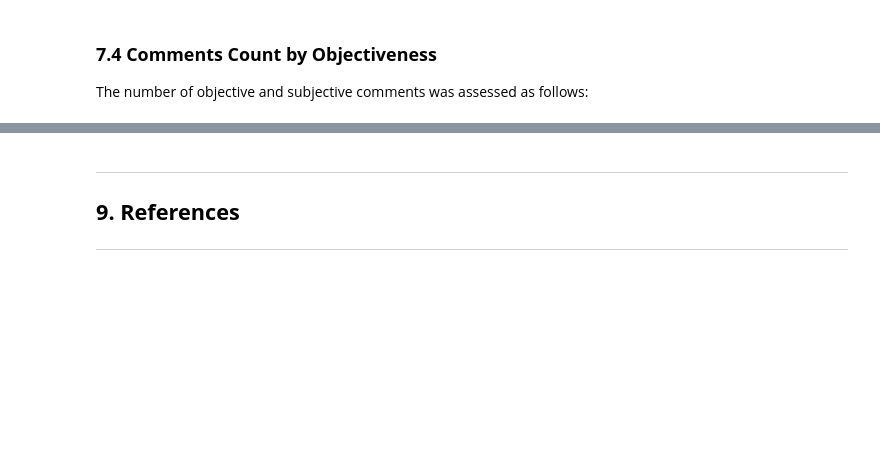
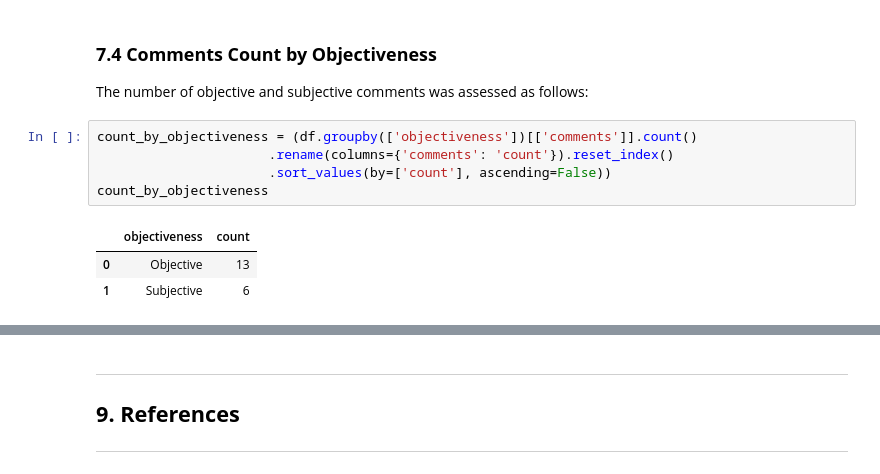
Before and after one commit to DanielEduardoLopez/SentimentAnalysisEntresto, a Jupyter notebook: notebooks/SentimentAnalysisEntresto.ipynb, the cells around one changed output, grey strips where cells are left out. Saved outputs shown, nothing was run; the diff lists cells and outputs as text; blank space fills up the shorter version.

Commit message:
Added comments count by objectiveness

```diff
--- a/notebooks/SentimentAnalysisEntresto.ipynb
+++ b/notebooks/SentimentAnalysisEntresto.ipynb
@@ -668,3 +667,12 @@ sentiment_analysis.get_objectiveness(avg_subjectivity)
 ### **7.4 Comments Count by Objectiveness** <a class="anchor" id="count_by_objectiveness"></a>
 
 The number of objective and subjective comments was assessed as follows:
+# %%
+count_by_objectiveness = (df.groupby(['objectiveness'])[['comments']].count()
+                      .rename(columns={'comments': 'count'}).reset_index()
+                      .sort_values(by=['count'], ascending=False))
+count_by_objectiveness
+# %% [output]
+|  | objectiveness | count |
+| 0 | Objective | 13 |
+| 1 | Subjective | 6 |
```
Also changed, not shown: parts of 3 cells of this notebook.
